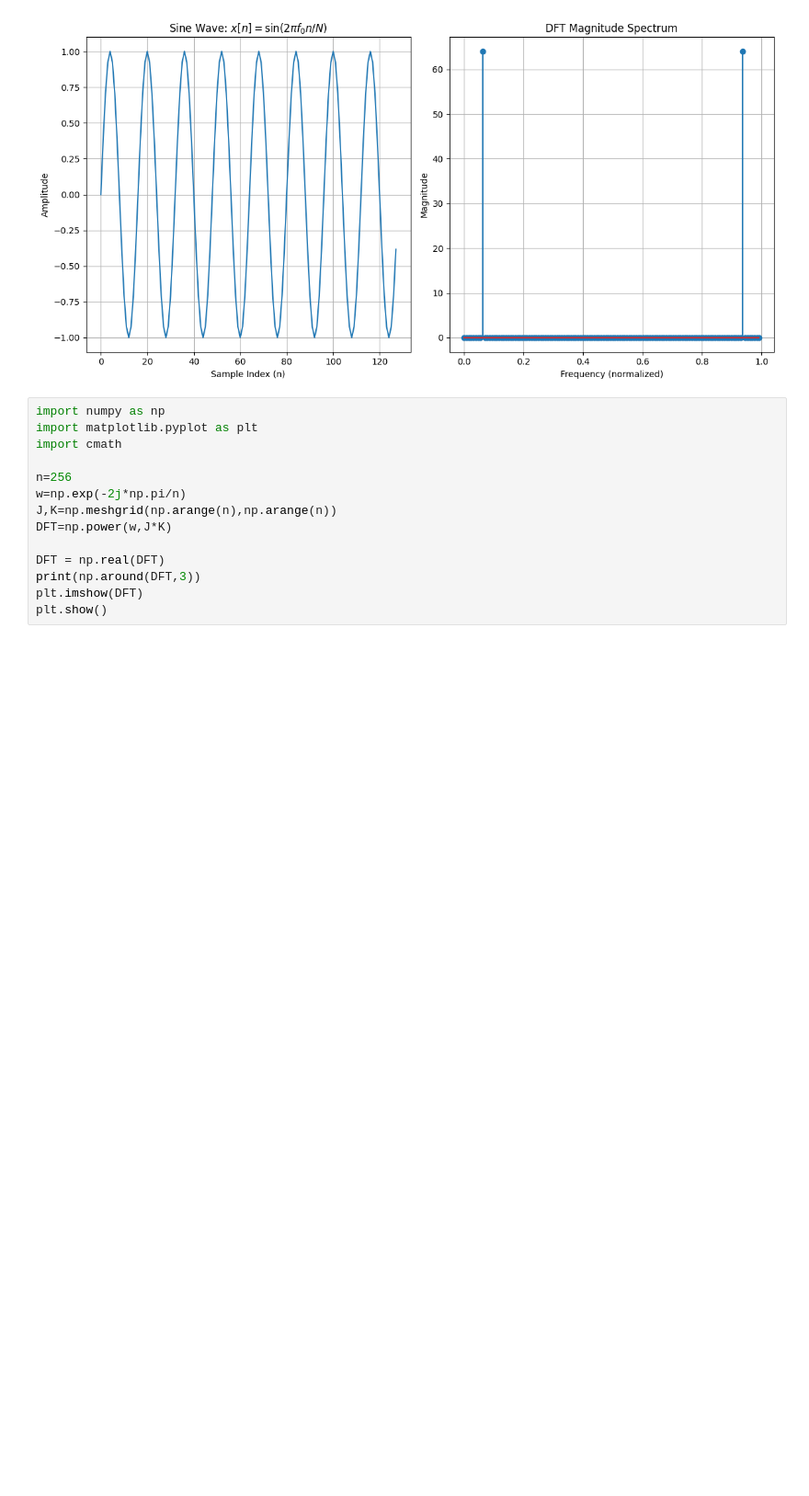
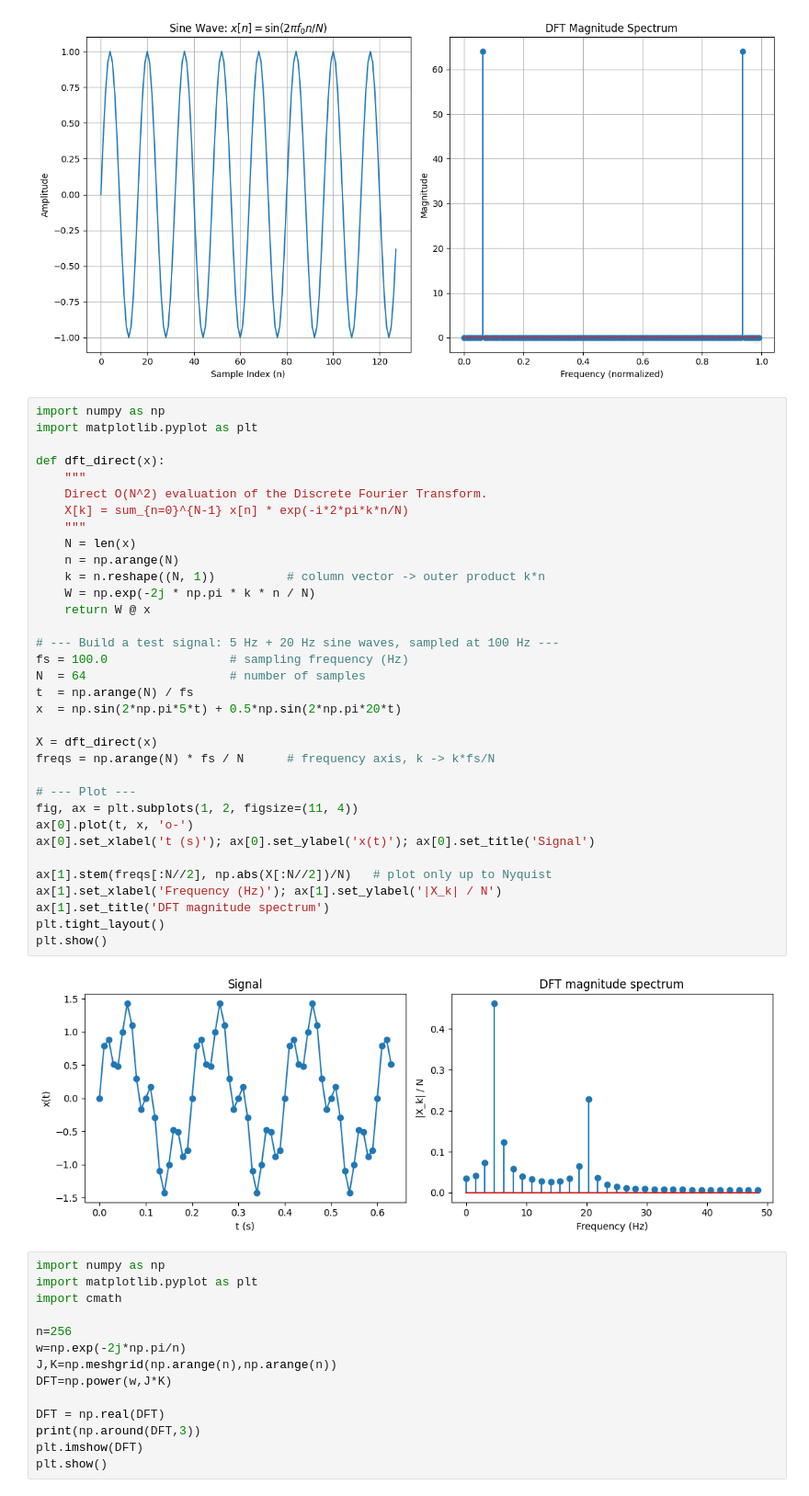
Before and after one commit to navgaur/Mathematical-Physics-III, a Jupyter notebook: Fourier_Trans_UGCF.ipynb, the cells around one changed output. Shown at 92% size. Drawn from its saved outputs; the diff is of its cells as text; blank space fills up the shorter version.

```diff
--- a/Fourier_Trans_UGCF.ipynb
+++ b/Fourier_Trans_UGCF.ipynb
@@ -159,6 +171,42 @@ Peak Indices: [  8 120]
 Normalized Frequencies: [0.0625 0.9375]
 Actual Frequencies (Hz): [  8. 120.]
 [figure]
+# %%
+import numpy as np
+import matplotlib.pyplot as plt
+
+def dft_direct(x):
+    """
+    Direct O(N^2) evaluation of the Discrete Fourier Transform.
+    X[k] = sum_{n=0}^{N-1} x[n] * exp(-i*2*pi*k*n/N)
+    """
+    N = len(x)
+    n = np.arange(N)
+    k = n.reshape((N, 1))          # column vector -> outer product k*n
+    W = np.exp(-2j * np.pi * k * n / N)
+    return W @ x
+
+# --- Build a test signal: 5 Hz + 20 Hz sine waves, sampled at 100 Hz ---
+fs = 100.0                 # sampling frequency (Hz)
+N  = 64                    # number of samples
+t  = np.arange(N) / fs
+x  = np.sin(2*np.pi*5*t) + 0.5*np.sin(2*np.pi*20*t)
+
+X = dft_direct(x)
+freqs = np.arange(N) * fs / N      # frequency axis, k -> k*fs/N
+
+# --- Plot ---
+fig, ax = plt.subplots(1, 2, figsize=(11, 4))
+ax[0].plot(t, x, 'o-')
+ax[0].set_xlabel('t (s)'); ax[0].set_ylabel('x(t)'); ax[0].set_title('Signal')
+
+ax[1].stem(freqs[:N//2], np.abs(X[:N//2])/N)   # plot only up to Nyquist
+ax[1].set_xlabel('Frequency (Hz)'); ax[1].set_ylabel('|X_k| / N')
+ax[1].set_title('DFT magnitude spectrum')
+plt.tight_layout()
+plt.show()
+# %% [output]
+[figure, added]
 # %%
 import numpy as np
 import matplotlib.pyplot as plt
```
Also changed, not shown: parts of 2 cells of this notebook.
